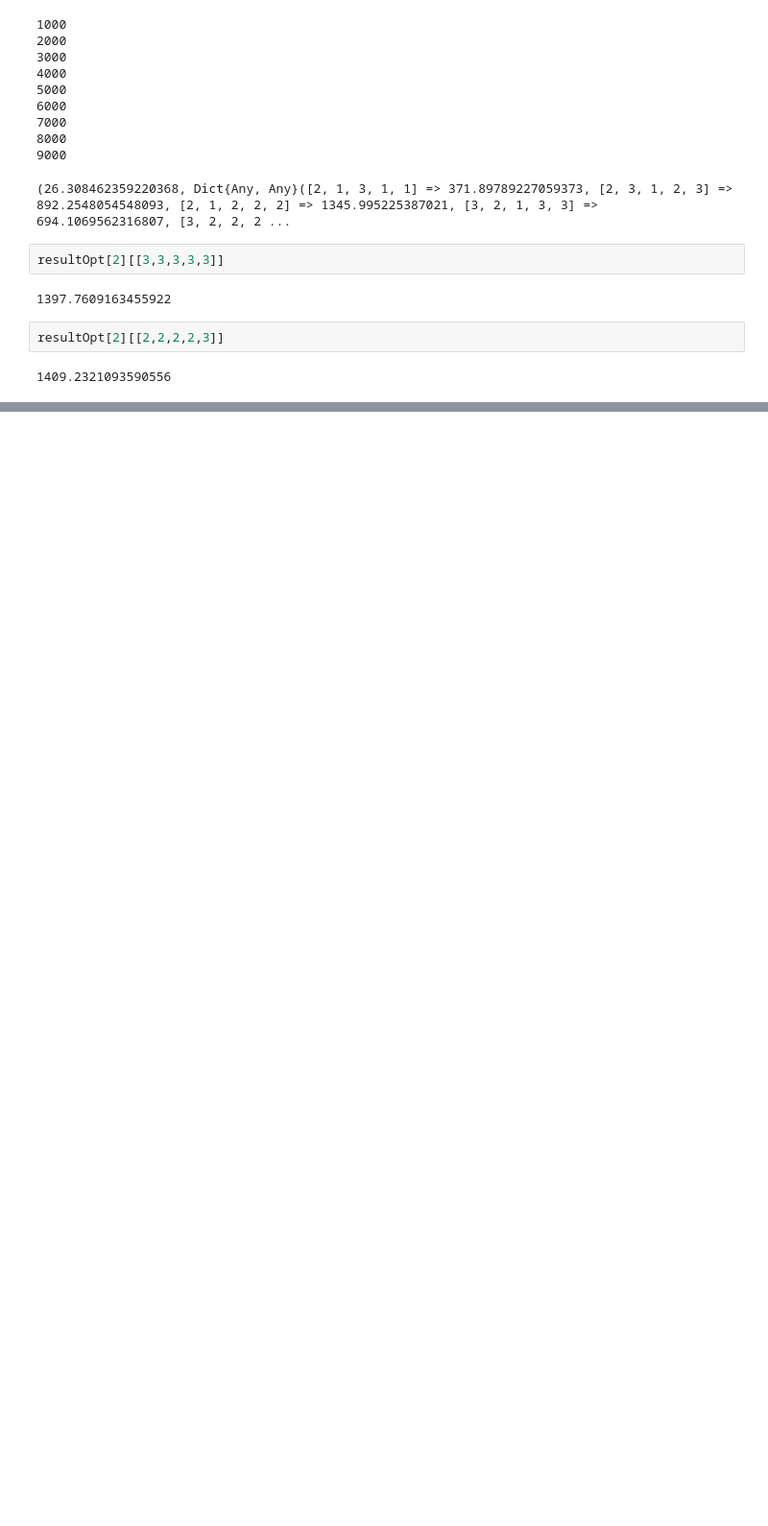
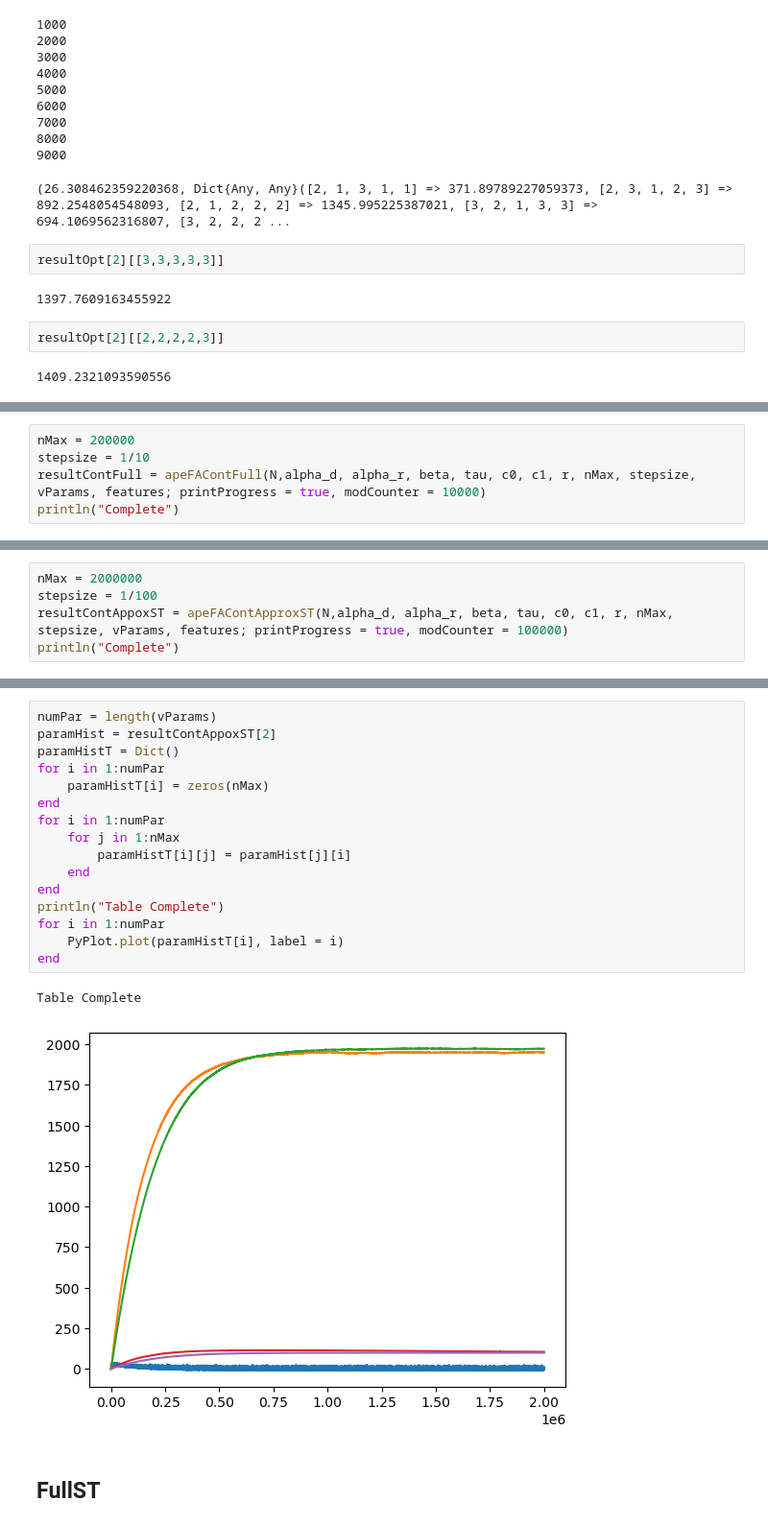
Before and after one commit to fairleyl/PhD-Code, a Jupyter notebook: AVI-Suite-NewUpdates.ipynb, the cells around one changed output, grey strips where cells are left out. Shown at 96% size. Drawn from its saved outputs; the diff is of its cells as text; blank space fills up the shorter version.

Commit message:
Update NewUpdates
Tested new continuous APE algorithms, and tried API from FA on the N=5 inhomogeneous problem, with encouraging results!

```diff
--- a/AVI-Suite-NewUpdates.ipynb
+++ b/AVI-Suite-NewUpdates.ipynb
@@ -3396,0 +3598,5 @@ Neat.
+# %%
+nMax = 200000
+stepsize = 1/10
+resultContFull = apeFAContFull(N,alpha_d, alpha_r, beta, tau, c0, c1, r, nMax, stepsize, vParams, features; printProgress = true, modCounter = 10000)
+println("Complete")
@@ -3396,0 +3644,5 @@ Neat.
+# %%
+nMax = 2000000
+stepsize = 1/100
+resultContAppoxST = apeFAContApproxST(N,alpha_d, alpha_r, beta, tau, c0, c1, r, nMax, stepsize, vParams, features; printProgress = true, modCounter = 100000)
+println("Complete")
@@ -3396,0 +3667,21 @@ Neat.
+# %%
+numPar = length(vParams)
+paramHist = resultContAppoxST[2]
+paramHistT = Dict()
+for i in 1:numPar
+    paramHistT[i] = zeros(nMax)
+end
+for i in 1:numPar
+    for j in 1:nMax
+        paramHistT[i][j] = paramHist[j][i]
+    end
+end
+println("Table Complete")
+for i in 1:numPar
+    PyPlot.plot(paramHistT[i], label = i)
+end
+# %% [output]
+Table Complete
+[figure, added]
+# %% [markdown]
+## FullST
```
Also changed, not shown: parts of 62 cells of this notebook.
